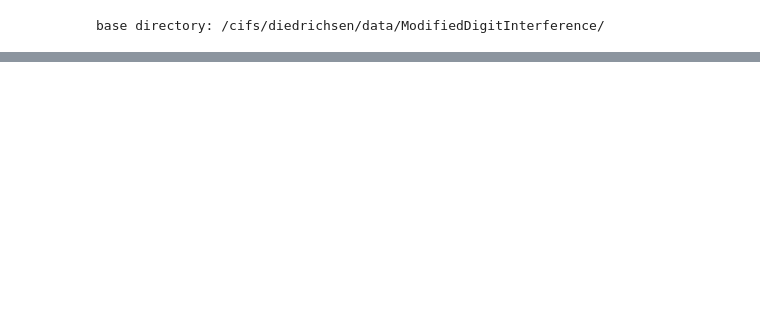
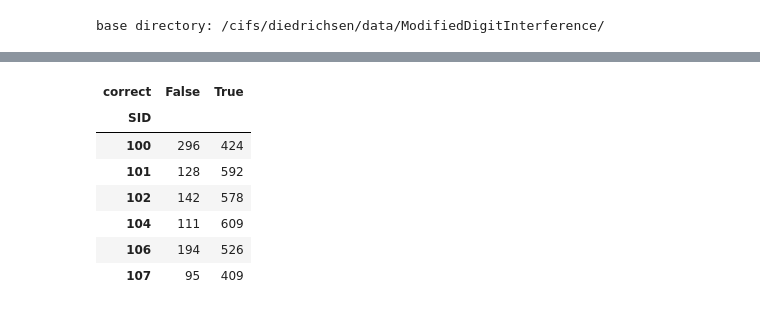
Before and after one commit to AmandaGiselleLily/modified-digit-inteference, a Jupyter notebook: notebooks/MovementTime.ipynb, the cells around one changed output, grey strips where cells are left out. Cells and saved outputs as stored; diff of their text form; code cells hidden in the pictures; blank space fills up the shorter version.

```diff
--- a/notebooks/MovementTime.ipynb
+++ b/notebooks/MovementTime.ipynb
@@ -31,0 +45,11 @@ plt.show()
+# %%
+table_correct
+# %% [output]
+| correct | False | True |
+| SID |  |  |
+| 100 | 296 | 424 |
+| 101 | 128 | 592 |
+| 102 | 142 | 578 |
+| 104 | 111 | 609 |
+| 106 | 194 | 526 |
+| 107 | 95 | 409 |
```
Also changed, not shown: parts of 5 cells of this notebook.
